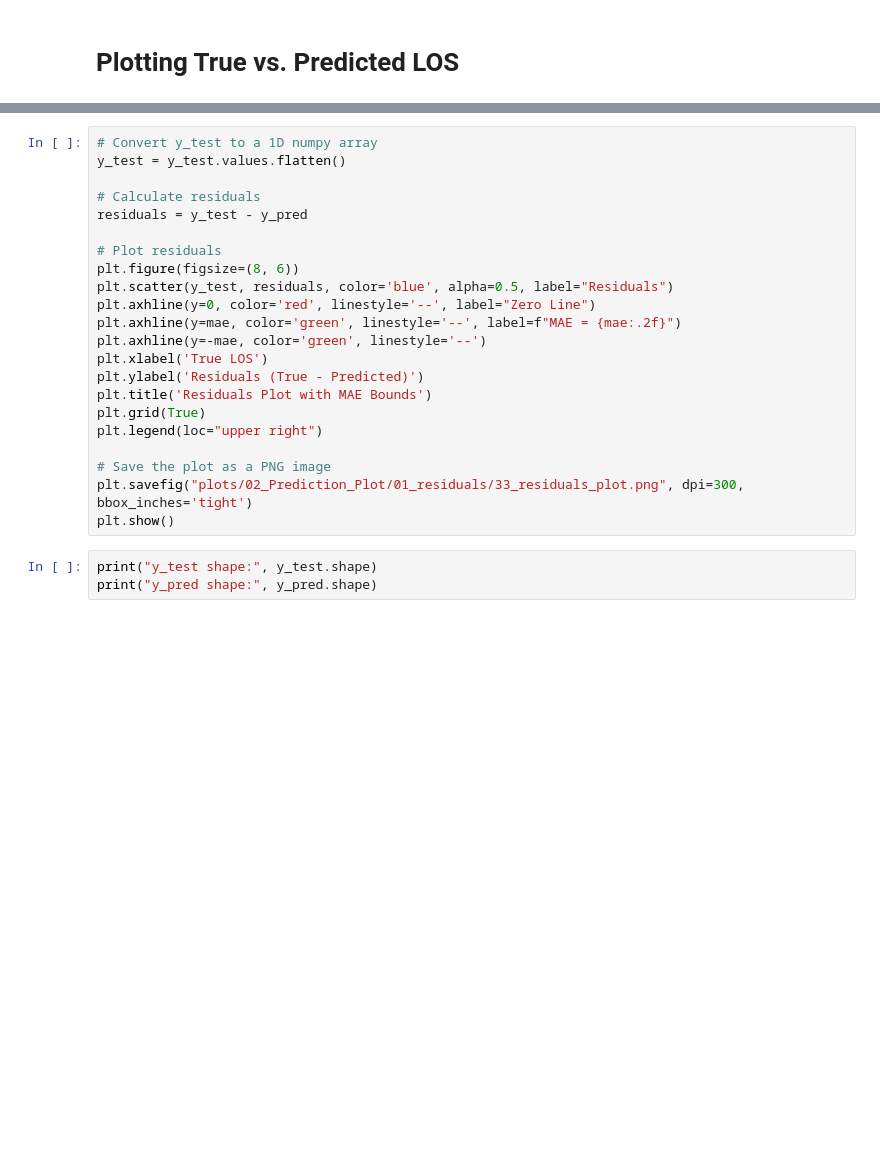
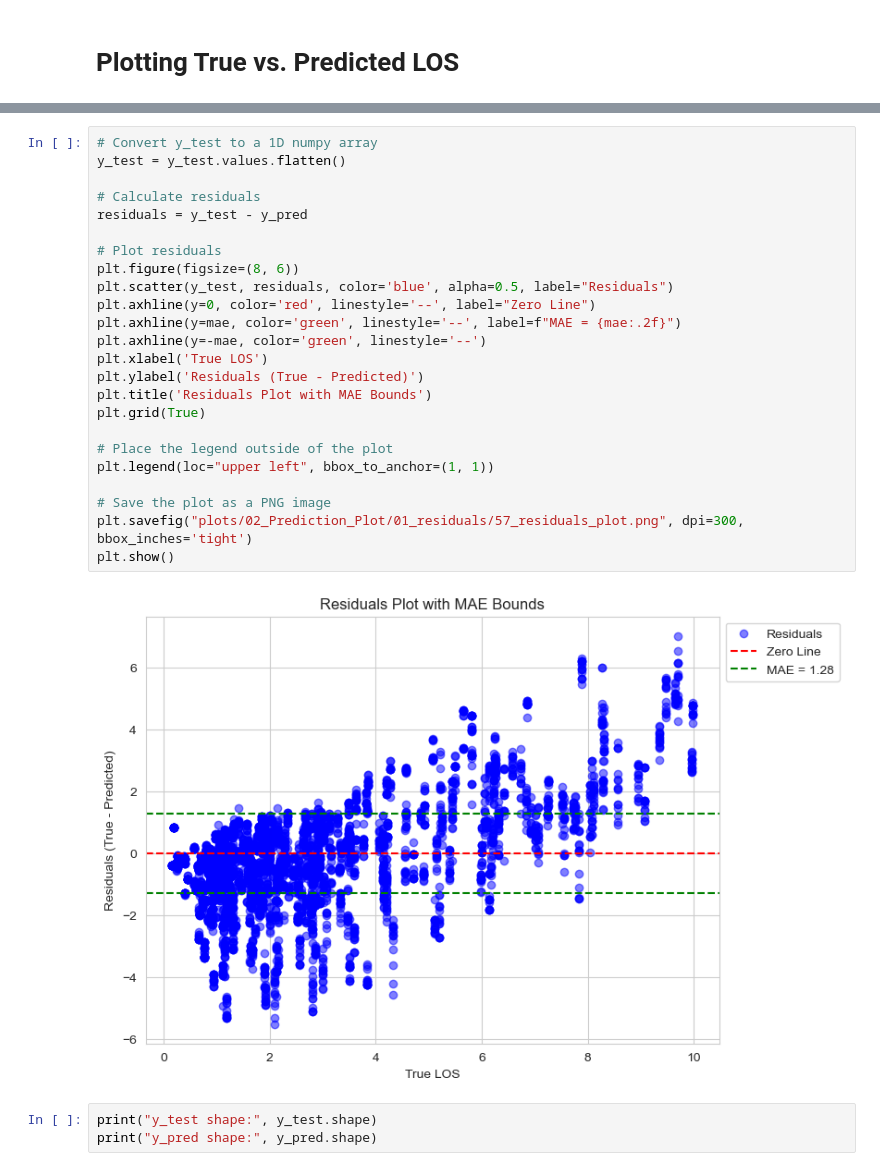
Before and after one commit to DimopDim/PhD, a Jupyter notebook: 03_External_Validation/01_XGBoost_los.ipynb, the cells around one changed output, grey strips where cells are left out. Cells and saved outputs as stored; diff of their text form; blank space fills up the shorter version.

```diff
--- a/03_External_Validation/01_XGBoost_los.ipynb
+++ b/03_External_Validation/01_XGBoost_los.ipynb
@@ -1243,25 +1304,29 @@ plt.show()
 # %%
 # Convert y_test to a 1D numpy array
 y_test = y_test.values.flatten()
 
 # Calculate residuals
 residuals = y_test - y_pred
 
 # Plot residuals
 plt.figure(figsize=(8, 6))
 plt.scatter(y_test, residuals, color='blue', alpha=0.5, label="Residuals")
 plt.axhline(y=0, color='red', linestyle='--', label="Zero Line")
 plt.axhline(y=mae, color='green', linestyle='--', label=f"MAE = {mae:.2f}")
 plt.axhline(y=-mae, color='green', linestyle='--')
 plt.xlabel('True LOS')
 plt.ylabel('Residuals (True - Predicted)')
 plt.title('Residuals Plot with MAE Bounds')
 plt.grid(True)
-plt.legend(loc="upper right")
+
+# Place the legend outside of the plot
+plt.legend(loc="upper left", bbox_to_anchor=(1, 1))
 
 # Save the plot as a PNG image
-plt.savefig("plots/02_Prediction_Plot/01_residuals/33_residuals_plot.png", dpi=300, bbox_inches='tight')
+plt.savefig("plots/02_Prediction_Plot/01_residuals/57_residuals_plot.png", dpi=300, bbox_inches='tight')
 plt.show()
+# %% [output]
+[figure, added]
 # %%
 print("y_test shape:", y_test.shape)
 print("y_pred shape:", y_pred.shape)
```
Also changed, not shown: parts of 12 cells of this notebook.
